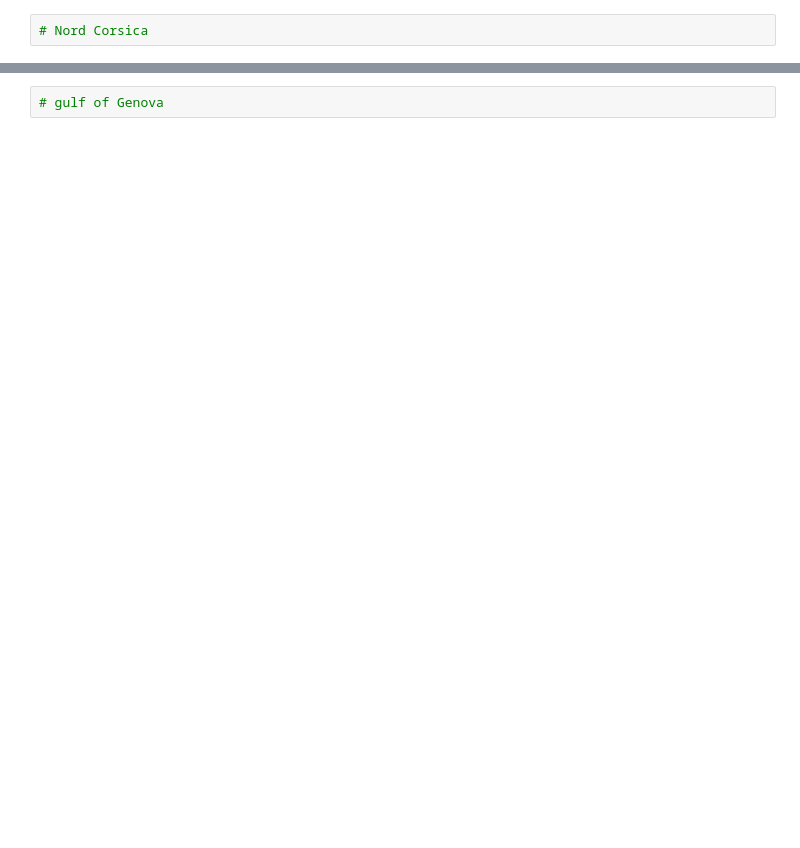
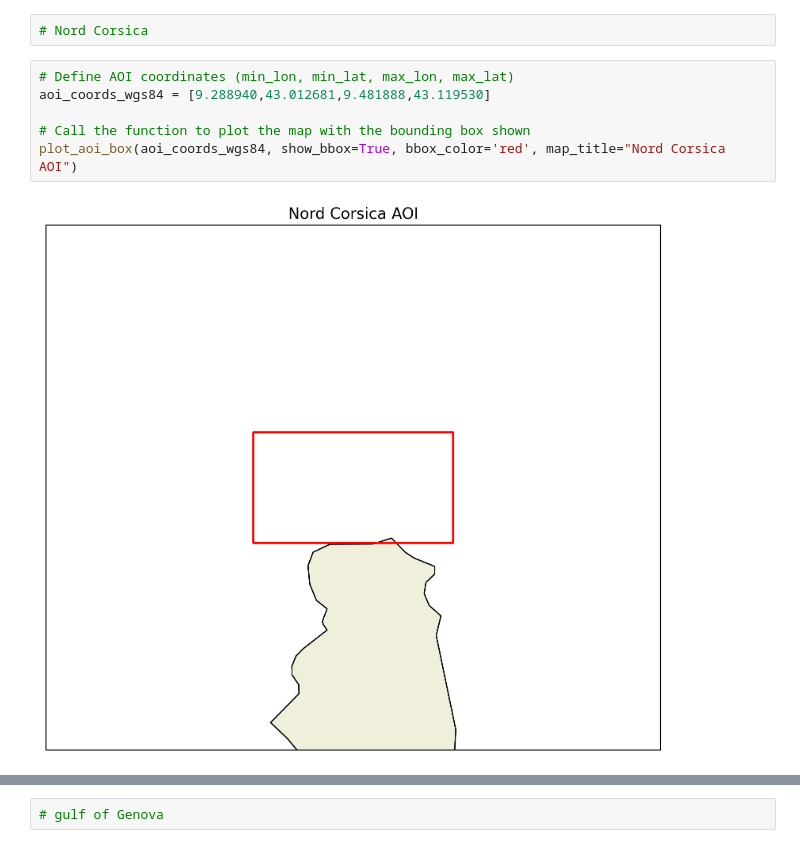
Before and after one commit to sagarbpatel31/Sagar_TriesteItalyChapter_PlasticDebrisDetection, a Jupyter notebook: task3-cleaning-and-preprocessing/getting_images.ipynb, the cells around one changed output, grey strips where cells are left out. Cells and saved outputs as stored; diff of their text form; blank space fills up the shorter version.

```diff
--- a/task3-cleaning-and-preprocessing/getting_images.ipynb
+++ b/task3-cleaning-and-preprocessing/getting_images.ipynb
@@ -120,4 +312,12 @@ Single element in the list is of type <class 'numpy.ndarray'> and has shape (105
 # %%
 # Nord Corsica
+# %%
+# Define AOI coordinates (min_lon, min_lat, max_lon, max_lat)
+aoi_coords_wgs84 = [9.288940,43.012681,9.481888,43.119530]
+
+# Call the function to plot the map with the bounding box shown
+plot_aoi_box(aoi_coords_wgs84, show_bbox=True, bbox_color='red', map_title="Nord Corsica AOI")
+# %% [output]
+[figure, added]
 # %%
 aoi_coords_wgs84 = [9.288940,43.012681,9.481888,43.119530]
```
Also changed, not shown: parts of 31 cells of this notebook, 1 other file.
